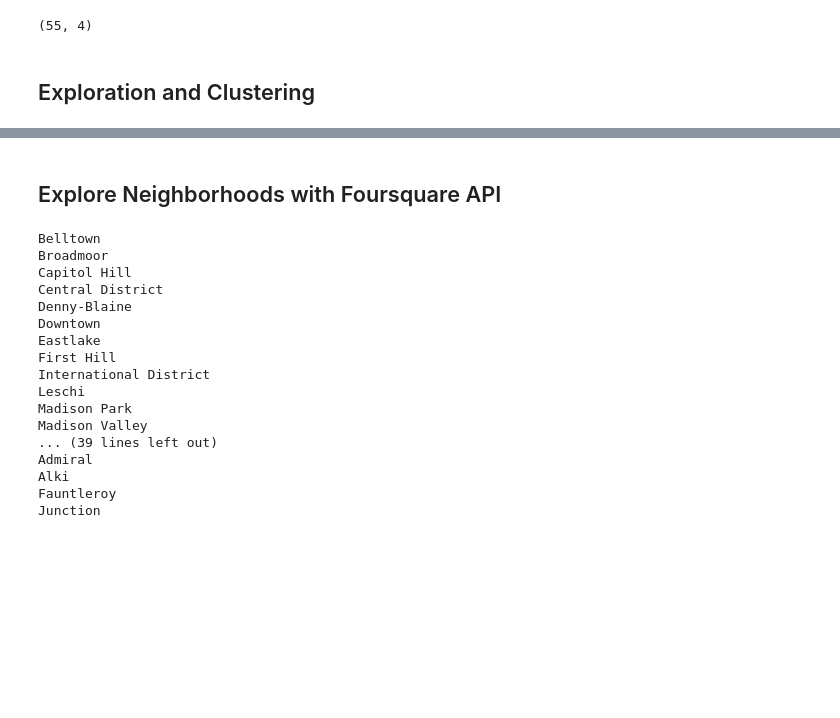
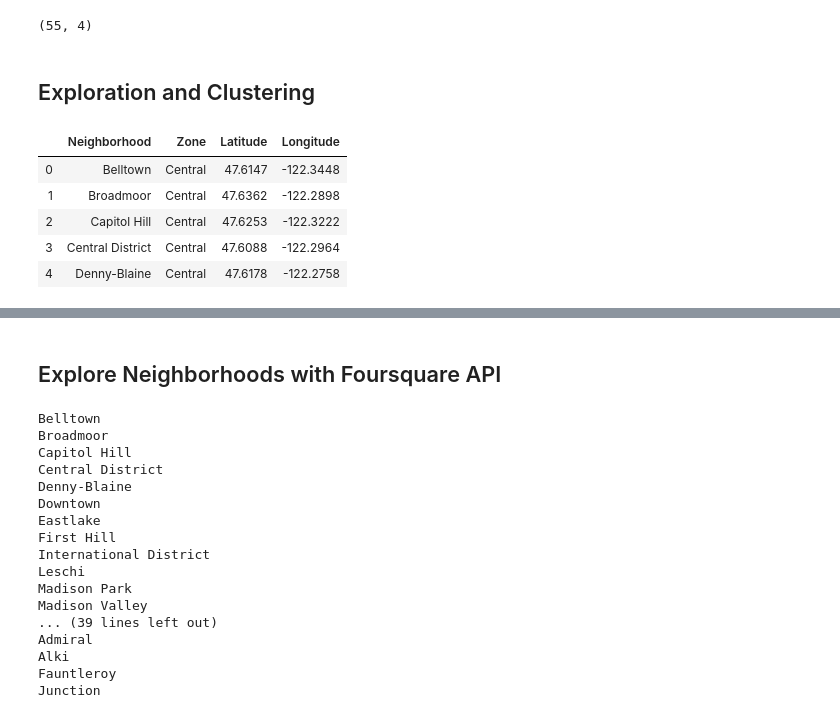
Before and after one commit to naquech/CourseraCapstone, a Jupyter notebook: Main.ipynb, the cells around one changed output, grey strips where cells are left out. Saved outputs shown, nothing was run; the diff lists cells and outputs as text; code cells hidden in the pictures; blank space fills up the shorter version.

```diff
--- a/Main.ipynb
+++ b/Main.ipynb
@@ -343 +342,10 @@ data.to_csv(Data/data.csv, index=False)
+# %%
+data.head()
+# %% [output]
+|  | Neighborhood | Zone | Latitude | Longitude |
+| 0 | Belltown | Central | 47.6147 | -122.3448 |
+| 1 | Broadmoor | Central | 47.6362 | -122.2898 |
+| 2 | Capitol Hill | Central | 47.6253 | -122.3222 |
+| 3 | Central District | Central | 47.6088 | -122.2964 |
+| 4 | Denny-Blaine | Central | 47.6178 | -122.2758 |
 # %%
```
Also changed, not shown: parts of 19 cells of this notebook, 3 other files.
